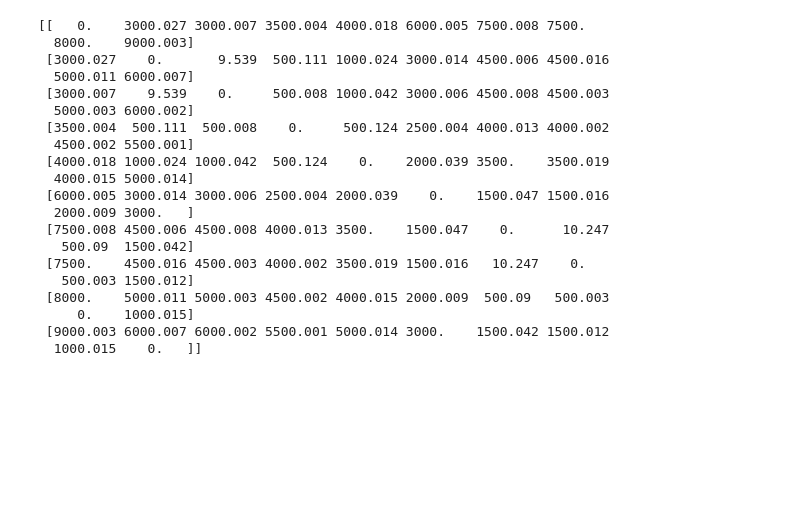
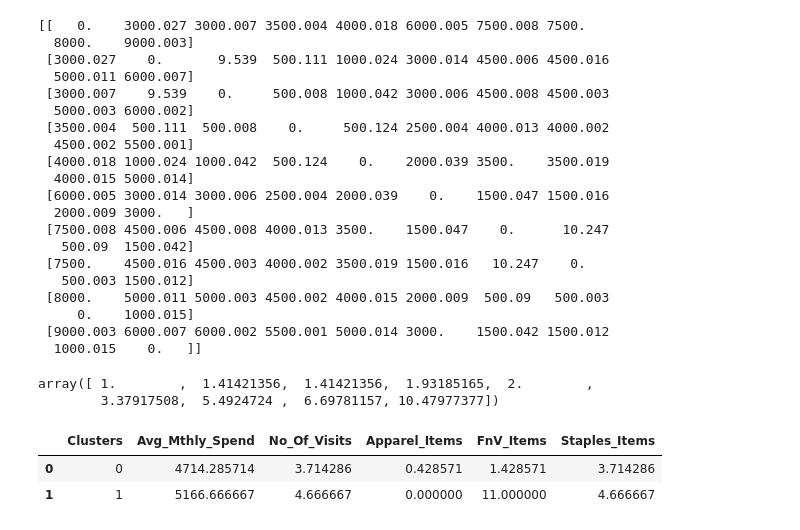
Before and after one commit to jaysetty/machine_learning, a Jupyter notebook: hierarchical_clustering_cust_retail.ipynb, the cells around one changed output. Cells and saved outputs as stored; diff of their text form; code cells hidden in the pictures; blank space fills up the shorter version.

```diff
--- a/hierarchical_clustering_cust_retail.ipynb
+++ b/hierarchical_clustering_cust_retail.ipynb
@@ -96,3 +104,19 @@ print(np.round(squareform(d_euc).tolist(),3))
      0.    1000.015]
  [9000.003 6000.007 6000.002 5500.001 5000.014 3000.    1500.042 1500.012
   1000.015    0.   ]]
+# %%
+clus2 = linkage(pdist(RCDF_new.iloc[:,2:7], metric = 'euclidean'), method = 'average')
+distance = clus2[:,2]
+distance
+# %% [output]
+array([ 1.        ,  1.41421356,  1.41421356,  1.93185165,  2.        ,
+        3.37917508,  5.4924724 ,  6.69781157, 10.47977377])
+# %%
+# Profiling the clusters
+RCDF['Clusters'] = cut_tree(clus2,2)
+clus_profile = RCDF.iloc[:,2:8].groupby(['Clusters'],as_index=False).mean()
+clus_profile
+# %% [output]
+|  | Clusters | Avg_Mthly_Spend | No_Of_Visits | Apparel_Items | FnV_Items | Staples_Items |
+| 0 | 0 | 4714.285714 | 3.714286 | 0.428571 | 1.428571 | 3.714286 |
+| 1 | 1 | 5166.666667 | 4.666667 | 0.000000 | 11.000000 | 4.666667 |
```
Also changed, not shown: parts of 4 cells of this notebook.
